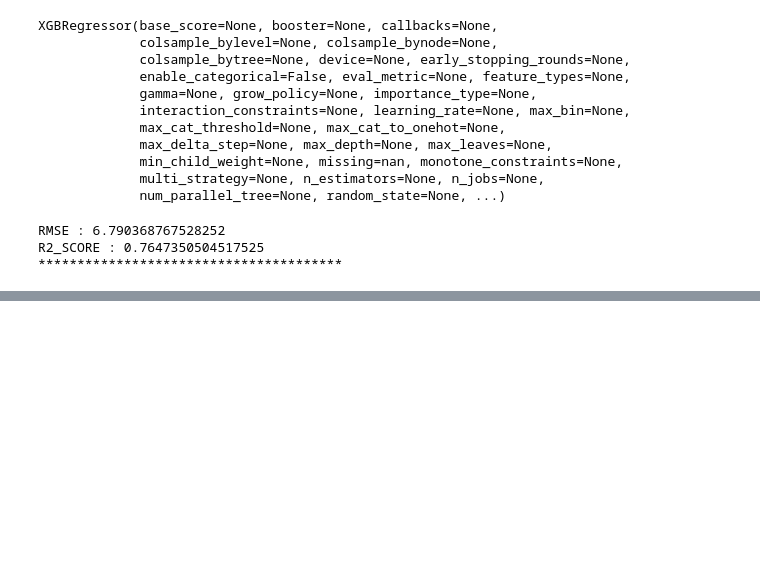
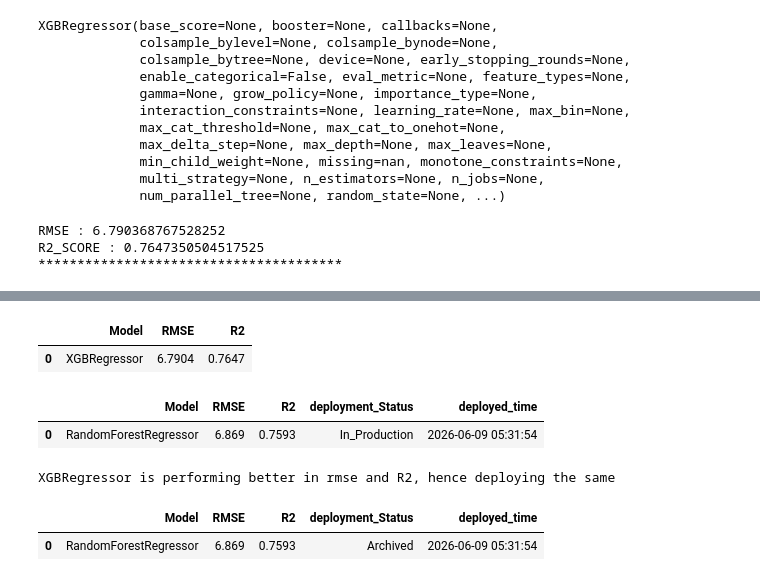
Before and after one commit to CKPraveen-123/mlops_sample, a Jupyter notebook: Real-estate Price Prediction.ipynb, the cells around one changed output, grey strips where cells are left out. Drawn from its saved outputs; the diff is of its cells as text; code cells hidden in the pictures; blank space fills up the shorter version.

Commit message:
updated jupyternotebook and deployed models

```diff
--- a/Real-estate Price Prediction.ipynb
+++ b/Real-estate Price Prediction.ipynb
@@ -331,0 +332,14 @@ trained models appended to models_database.
+# %%
+deployed_df = pd.read_csv('models_deployed.csv')
+prod_model = deployed_df[deployed_df['deployment_Status'] == 'In_Production']
+trained_models_df = pd.read_csv('models_database.csv')
+# %%
+trained_models_df.sort_values(by=["RMSE", "R2"], ascending=[True, False]).reset_index(drop=True).head(1)
+# %% [output]
+|  | Model | RMSE | R2 |
+| 0 | XGBRegressor | 6.7904 | 0.7647 |
+# %%
+prod_model
+# %% [output]
+|  | Model | RMSE | R2 | deployment_Status | deployed_time |
+| 0 | RandomForestRegressor | 6.869 | 0.7593 | In_Production | 2026-06-09 05:31:54 |
@@ -331,0 +357,19 @@ trained models appended to models_database.
+# %%
+#prod_rmse, new_rmse, prod_r2, new_r2, prod_model_name, new_model_name
+
+prod_rmse = deployed_df[deployed_df['deployment_Status'] == 'In_Production']['RMSE'][0]
+
+new_rmse = trained_models_df.sort_values(by=["RMSE", "R2"], ascending=[True, False]).reset_index(drop=True).head(1)['RMSE'][0]
+
+prod_r2 = deployed_df[deployed_df['deployment_Status'] == 'In_Production']['R2'][0]
+
+new_r2 = trained_models_df.sort_values(by=["RMSE", "R2"], ascending=[True, False]).reset_index(drop=True).head(1)['R2'][0]
+
+prod_model_name = deployed_df[deployed_df['deployment_Status'] == 'In_Production']['Model'][0]
+
+new_model_name= trained_models_df.sort_values(by=["RMSE", "R2"], ascending=[True, False]).reset_index(drop=True).head(1)['Model'][0]
+
+
+score_compare_write(prod_rmse, new_rmse, prod_r2, new_r2, prod_model_name, new_model_name)
+# %% [output]
+XGBRegressor is performing better in rmse and R2, hence deploying the same
@@ -331,0 +395,5 @@ trained models appended to models_database.
+# %%
+ddf
+# %% [output]
+|  | Model | RMSE | R2 | deployment_Status | deployed_time |
+| 0 | RandomForestRegressor | 6.869 | 0.7593 | Archived | 2026-06-09 05:31:54 |
```
Also changed, not shown: parts of 10 cells of this notebook, 2 other files.
